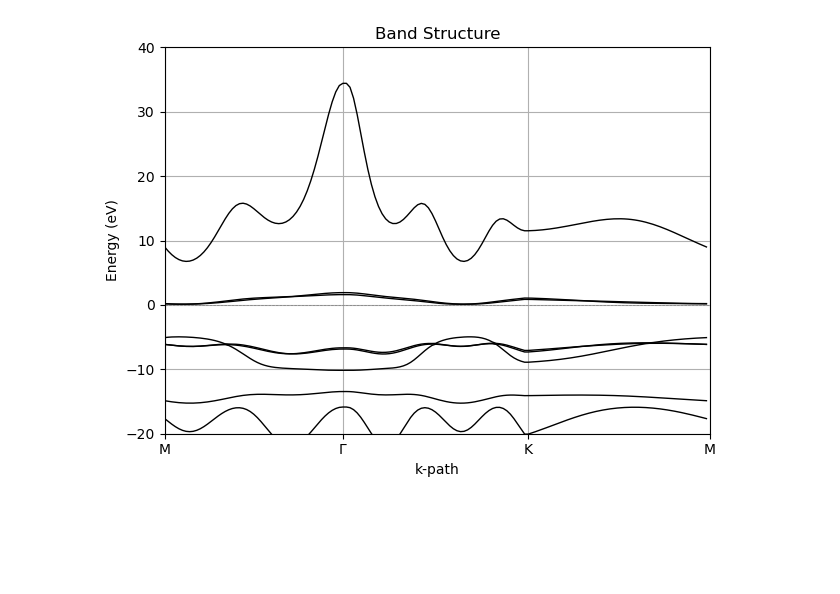
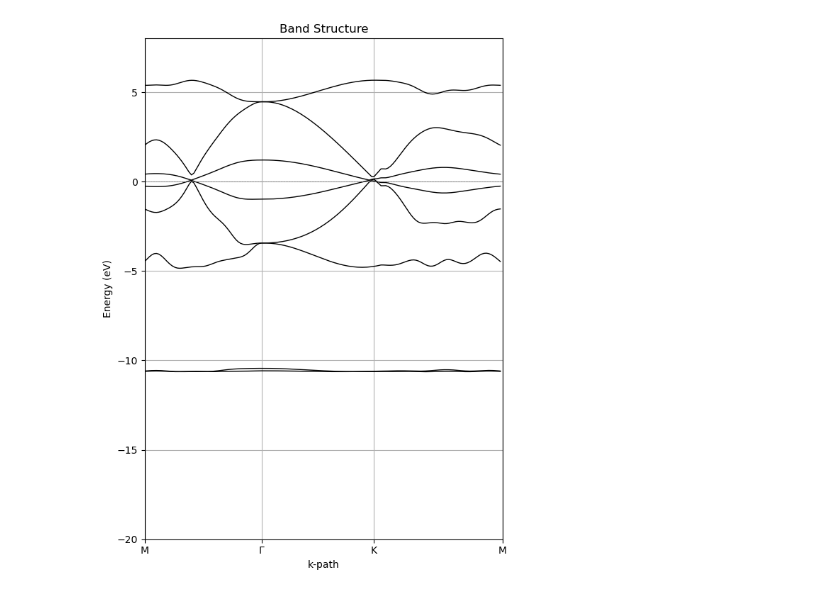
Before and after one commit to Jabdongsani/Chem279_Final_Project, a Jupyter notebook: plot.ipynb, the cells around one changed output. Cells and saved outputs as stored; diff of their text form; code cells hidden in the pictures; blank space fills up the shorter version.

```diff
--- a/plot.ipynb
+++ b/plot.ipynb
@@ -1,27 +1,29 @@
 # %%
 import matplotlib.pyplot as plt
 import numpy as np
 
-data = np.loadtxt("band_structure.dat")
+data = np.loadtxt("band_structure_graphene.dat")
 k_indices = data[:, 0]
 energies = data[:, 1:]
+
+plt.figure(figsize=(6, 8))
 
 for i in range(energies.shape[1]):
     plt.plot(k_indices, energies[:, i], color='black', lw=1)
 
 # Optional: 라벨 위치 직접 지정
-xticks = [0, 50, 102, 153]  # 예: M, Γ, K, M
+xticks = [0, 50, 98, 153]  # 예: M, Γ, K, M
 xticklabels = ['M', 'Γ', 'K', 'M']
 plt.xticks(xticks, xticklabels)
 
 plt.xlim(0, 153)
-plt.ylim(-20, 40)
+plt.ylim(-20, 8)
 plt.ylabel("Energy (eV)")
 plt.xlabel("k-path")
 plt.title("Band Structure")
 plt.grid(True)
 plt.axhline(y=0, color='gray', linestyle='--', linewidth=0.5)
 plt.tight_layout()
 plt.show()
 # %% [output]
-[figure, old version]
+[figure, new version]
```
Also changed, not shown: parts of 6 cells of this notebook, 22 other files.
